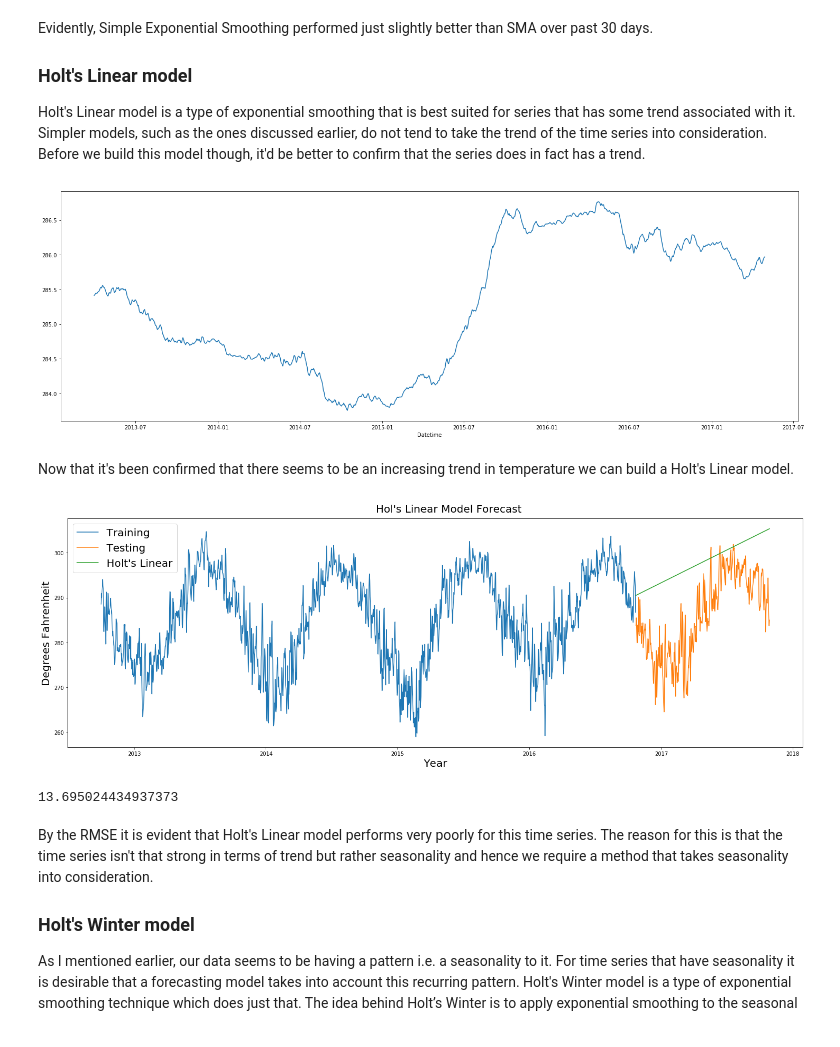
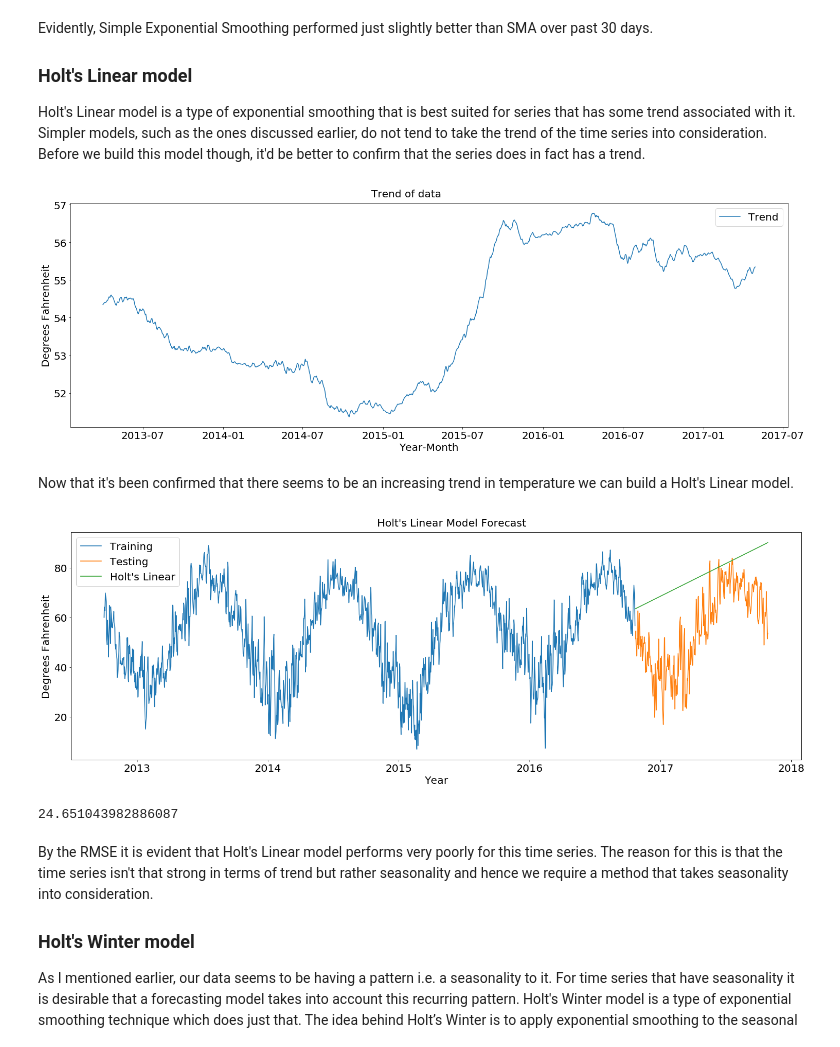
Before and after one commit to ankit19sinha/TemperatureForecasting, a Jupyter notebook: TemperatureForecasting.ipynb, the cells around one changed output. Saved outputs shown, nothing was run; the diff lists cells and outputs as text; code cells hidden in the pictures.

```diff
--- a/TemperatureForecasting.ipynb
+++ b/TemperatureForecasting.ipynb
@@ -68,0 +71,3 @@ TemperatureData = pd.DataFrame({'Temperature' : NYCData.groupby("Datetime")["Tem
+# %%
+TemperatureData["Temperature"] = 9/5 * (TemperatureData["Temperature"] - 273) + 32
+TemperatureData.head()
@@ -192,12 +209,17 @@ Holt's Linear model is a type of exponential smoothing that is best suited for s
 # %%
 from statsmodels.tsa.seasonal import seasonal_decompose
 decomposition = seasonal_decompose(TemperatureData["Temperature"], freq = 365)
 
 trend = decomposition.trend
 trend.plot(figsize=(25,8), label='Trend')
+plt.figtext(.45,.9,"Trend of data", fontsize=20)
+plt.xlabel("Year-Month", fontsize=20)
+plt.ylabel("Degrees Fahrenheit", fontsize=20)
+plt.tick_params(labelsize=20)
+plt.legend(loc='best', prop={'size':20})
 plt.show()
 # %% [output]
-[figure, old version]
+[figure, new version]
 # %% [markdown]
 Now that it's been confirmed that there seems to be an increasing trend in temperature we can build a Holt's Linear model.
 # %%
@@ -208,18 +230,19 @@ forecast_temp["HL"] = fit2.forecast(len(TestData))
 TrainData["Temperature"].plot(figsize=(25,8), label='Training')
 TestData["Temperature"].plot(figsize=(25,8), label='Testing')
 forecast_temp["HL"].plot(figsize=(25,8), label="Holt's Linear")
-plt.figtext(.45,.9,"Hol's Linear Model Forecast", fontsize=20)
+plt.figtext(.45,.9,"Holt's Linear Model Forecast", fontsize=20)
 plt.xlabel("Year", fontsize=20)
 plt.ylabel("Degrees Fahrenheit", fontsize=20)
+plt.tick_params(labelsize=20)
 plt.legend(loc='best', prop={'size':20})
 plt.show()
 # %% [output]
-[figure, old version]
+[figure, new version]
 # %%
 RMSE_HL = sqrt(mse(forecast_temp["HL"], TestData["Temperature"]))
 RMSE_HL
 # %% [output]
-13.695024434937373
+24.651043982886087
 # %% [markdown]
 By the RMSE it is evident that Holt's Linear model performs very poorly for this time series. The reason for this is that the time series isn't that strong in terms of trend but rather seasonality and hence we require a method that takes seasonality into consideration.
 
```
Also changed, not shown: parts of 17 cells of this notebook.
